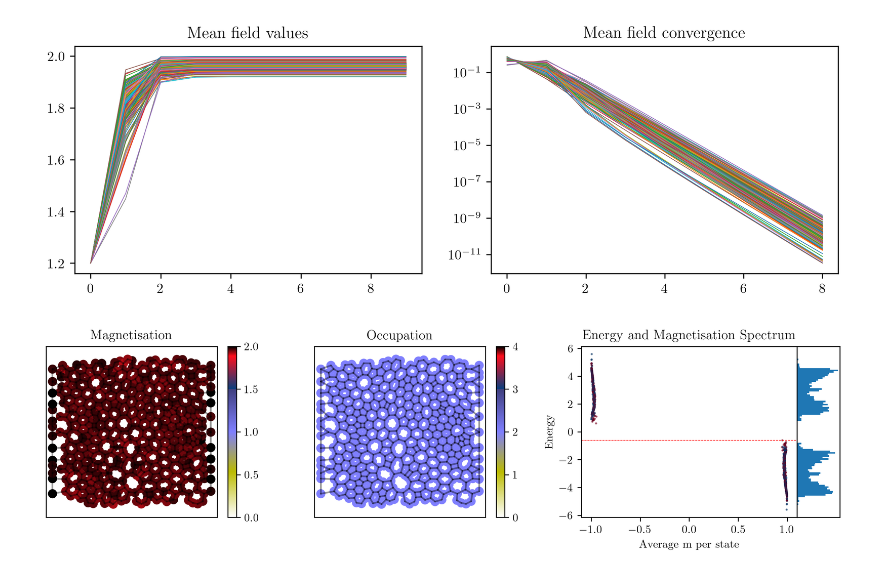
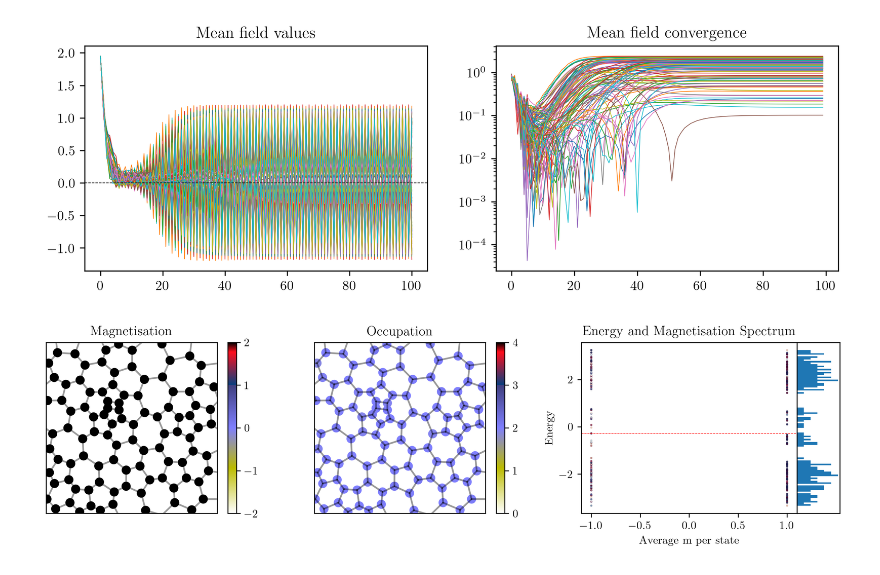
Before and after one commit to dpreuo/alter_morph, a Jupyter notebook: amorphous_mean_field.ipynb, the cells around one changed output. Cells and saved outputs as stored; diff of their text form; code cells hidden in the pictures.

```diff
--- a/amorphous_mean_field.ipynb
+++ b/amorphous_mean_field.ipynb
@@ -82,9 +38,0 @@ e, v = np.linalg.eigh(ham)
-# %%
-# setup initial conditions for the simulation
-
-fermi_occupation = np.linspace(0, 1, len(e)) <= filling
-n_filled_states = np.sum(fermi_occupation)
-fermi_energy = e[n_filled_states - 1]
-
-initial_derived_m = find_m_values(v, filling)
-initial_average_m_per_state = find_m_per_state(v)
@@ -112,0 +39,28 @@ for n in prange:
+# %%
+# generate the lattice and set the initial conditions
+
+import koala.graph_utils
+
+
+system_length = 10
+lattice_type = "voronoi"
+lattice = alter_lattice_maker(system_length, lattice_type)
+# lattice = koala.graph_utils.cut_boundaries(lattice)
+
+t1 = 1  # orbital parallel neighbor hopping
+t2 = 1  # orbital perpendicular neighbor hopping
+J = 0.3  # Interaction strength
+filling = 0.5  # filling of the lattice
+initial_m = np.full(lattice.n_vertices, 1.95)  # initial magnetization
+
+initial_parameters = {
+    "t1": t1,
+    "t2": t2,
+    "J": J,
+    "filling": filling,
+    "initial_m": initial_m,
+}
+
+fig, ax = plt.subplots(1, 1, figsize=(5, 5))
+pl.plot_edges(lattice, ax=ax)
+print(lattice)
@@ -113,15 +266,16 @@ for n in prange:
 # %%
 fig, ax = plt.subplots(1, 2, figsize=(10, 3), dpi=300)
 ax[0].plot(m_values, linewidth=0.5)
+ax[0].axhline(0, linestyle="--", color="black", linewidth=0.5)
 
 diffs = np.diff(m_values, axis=0)
 ax[1].plot(np.abs(diffs), linewidth=0.5)
 
 
 ax[0].set_title("Mean field values")
 ax[1].set_title("Mean field convergence")
 ax[1].set_yscale("log")
 plt.show()
 # %% [output]
-[figure, old version]
+[figure, new version]
 # %%
@@ -143,20 +297,20 @@ ipr = np.sum(v**4, axis=0)
 fig, ax = plt.subplots(1, 3, figsize=(10, 3), dpi=300)
 
 
-average_m_per_state = find_m_per_state(v)
-average_spin_per_state = find_spin_per_state(v)
+average_m_per_state = find_m_per_state(states)
+average_spin_per_state = find_spin_per_state(states)
 
 m_values_out = m_values[-1]
 
-vertices = lat.vertices.positions
-pl.plot_edges(lat, ax=ax[0], alpha=0.4)
+vertices = lattice.vertices.positions
+pl.plot_edges(lattice, ax=ax[0], alpha=0.4)
 im = ax[0].scatter(
     vertices[:, 0],
     vertices[:, 1],
     c=m_values_out,
     cmap="gist_stern_r",
     s=50,
-    vmin=0,
+    vmin=-2,
     vmax=2,
 )
 plt.colorbar(im, ax=ax[0])
@@ -166,7 +320,7 @@ ax[0].set_yticks([])
 ax[0].set_title("Magnetisation")
 
 
-pl.plot_edges(lat, ax=ax[1], alpha=0.4)
+pl.plot_edges(lattice, ax=ax[1], alpha=0.4)
 im = ax[1].scatter(
     vertices[:, 0],
     vertices[:, 1],
@@ -183,7 +337,7 @@ ax[1].set_yticks([])
 ax[1].set_title("Occupation")
 
 im = ax[2].scatter(
-    average_m_per_state, e, s=1, c=average_spin_per_state, cmap="RdBu", alpha=0.5
+    average_m_per_state, energies, s=1, c=average_spin_per_state, cmap="RdBu", alpha=0.5
 )
 ax[2].set_xlabel("Average m per state")
 ax[2].set_ylabel("Energy")
@@ -196,13 +350,13 @@ ax[2].set_title("Energy and Magnetisation Spectrum")
 ax[2].yaxis.tick_left()
 # plt.colorbar(im, ax=ax[2], label="IPR",
 
-ax_histy.hist(e, bins=100, orientation="horizontal")
+ax_histy.hist(energies, bins=100, orientation="horizontal")
 ax_histy.set_xticks([])
 ax_histy.set_yticks([])
 
 plt.tight_layout()
 # %% [output]
-[figure, old version]
+[figure, new version]
 # %%
 # find the spectral function
 # def kx_ky_states(lattice, k_cutoff=30):
```
Also changed, not shown: parts of 11 cells of this notebook, 11 other files.
